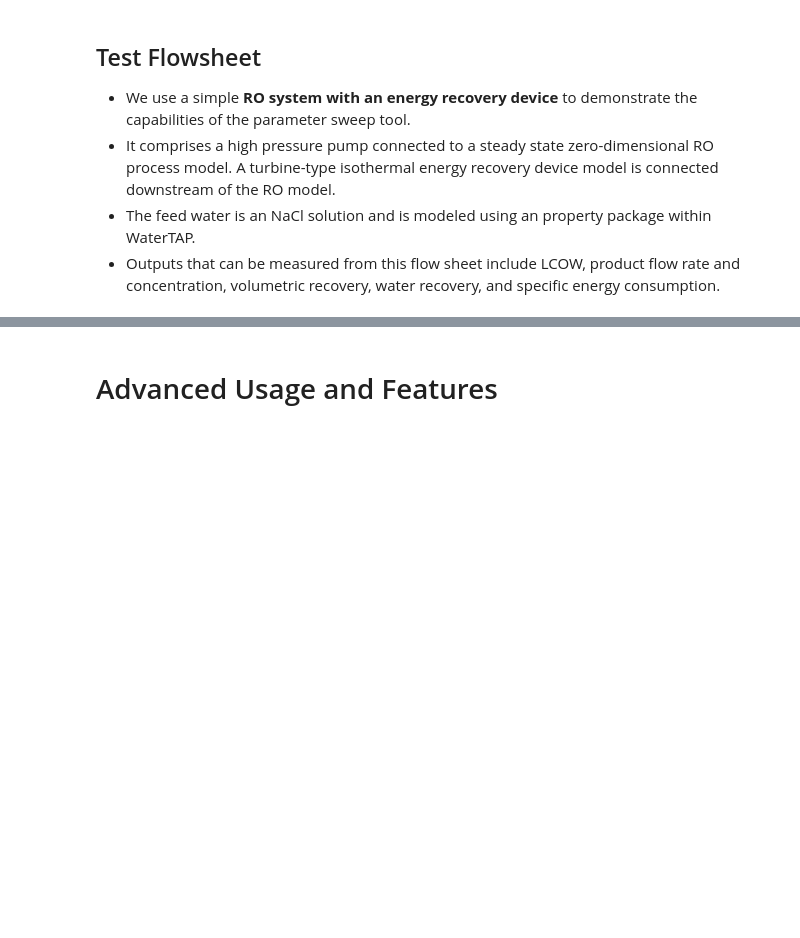
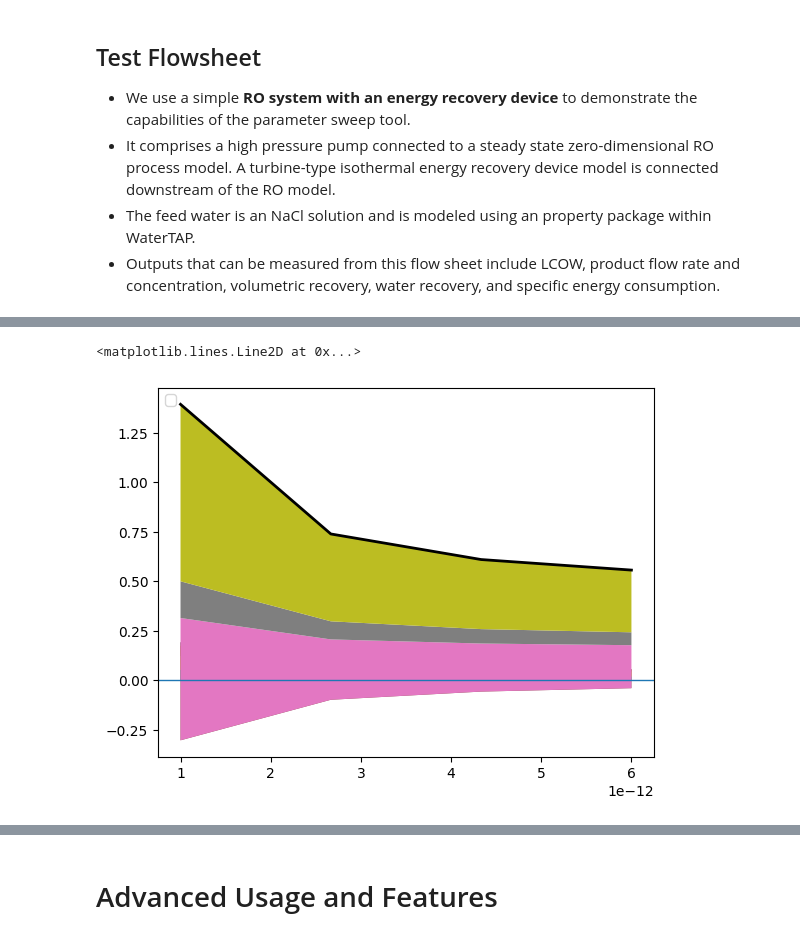
Before and after one commit to sufikaur/myfork-watertap_academy_fall_2025, a Jupyter notebook: week5/parameter_sweep_demo.ipynb, the cells around one changed output, grey strips where cells are left out. Saved outputs shown, nothing was run; the diff lists cells and outputs as text; code cells hidden in the pictures; blank space fills up the shorter version.

Commit message:
black

```diff
--- a/week5/parameter_sweep_demo.ipynb
+++ b/week5/parameter_sweep_demo.ipynb
@@ -56,3 +56,66 @@ This demo will briefly describe and demonstrate how the parameter sweep tool in
 <div>
     <img src="graphics/RO_with_ERD.png" alt="RO with energy recovery device" width="800px"/>
 </div>
+# %%
+import pandas as pd
+
+df = pd.read_csv("test.csv")
+
+cols = [
+    "fs.costing.LCOW_component_direct_capex['fs.pump']",
+    "fs.costing.LCOW_component_direct_capex['fs.RO']",
+    "fs.costing.LCOW_component_direct_capex['fs.erd']",
+    "fs.costing.LCOW_component_indirect_capex['fs.pump']",
+    "fs.costing.LCOW_component_indirect_capex['fs.RO']",
+    "fs.costing.LCOW_component_indirect_capex['fs.erd']",
+    "fs.costing.LCOW_component_fixed_opex['fs.pump']",
+    "fs.costing.LCOW_component_fixed_opex['fs.RO']",
+    "fs.costing.LCOW_component_fixed_opex['fs.erd']",
+    "fs.costing.LCOW_component_variable_opex['fs.pump']",
+    "fs.costing.LCOW_component_variable_opex['fs.RO']",
+    "fs.costing.LCOW_component_variable_opex['fs.erd']",
+]
+# for c in df.columns:
+#     if "LCOW" in c:
+#         print(f'"{c}",')
+x = df["# A_comp"]
+# for i, row in df.iterrows():
+#     total = 0
+#     print()
+#     for c in cols:
+#         print(f"Row {i} {c}: {row[c]}")
+#         total += row[c]
+#     print(f"Row {i} total LCOW: {total}, {row['fs.costing.LCOW']}")
+stacked_cols = list()
+units = ["fs.RO", "fs.erd", "fs.pump"]
+for u in units:
+    stacked_cols.append(
+        df[f"fs.costing.LCOW_component_direct_capex['{u}']"]
+        + df[f"fs.costing.LCOW_component_indirect_capex['{u}']"]
+    )
+    # stacked_cols.append(df[f"fs.costing.LCOW_component_indirect_capex['{u}']"])
+    stacked_cols.append(df[f"fs.costing.LCOW_component_fixed_opex['{u}']"])
+    stacked_cols.append(df[f"fs.costing.LCOW_component_variable_opex['{u}']"])
+# for c in cols:
+# stacked_cols.append(df[c])
+# stacked_cols.append(df["fs.costing.LCOW_component_direct_capex['fs.pump']"])
+import matplotlib.pyplot as plt
+import numpy as np
+
+fig, ax = plt.subplots()
+ax.stackplot(
+    x,
+    stacked_cols,
+    colors=["blue", "green", "orange"],
+    labels=["Capex", "Fixed Opex", "Variable Opex"],
+)
+ax.stackplot(
+    x,
+    stacked_cols,
+)
+ax.legend(loc="upper left")
+ax.plot(x, df["fs.costing.LCOW"], color="black", label="Total LCOW", linewidth=2)
+ax.axhline(0, linewidth=1)
+# %% [output]
+<matplotlib.lines.Line2D at 0x...>
+[figure, added]
```
Also changed, not shown: parts of 9 cells of this notebook, 2 other files.
